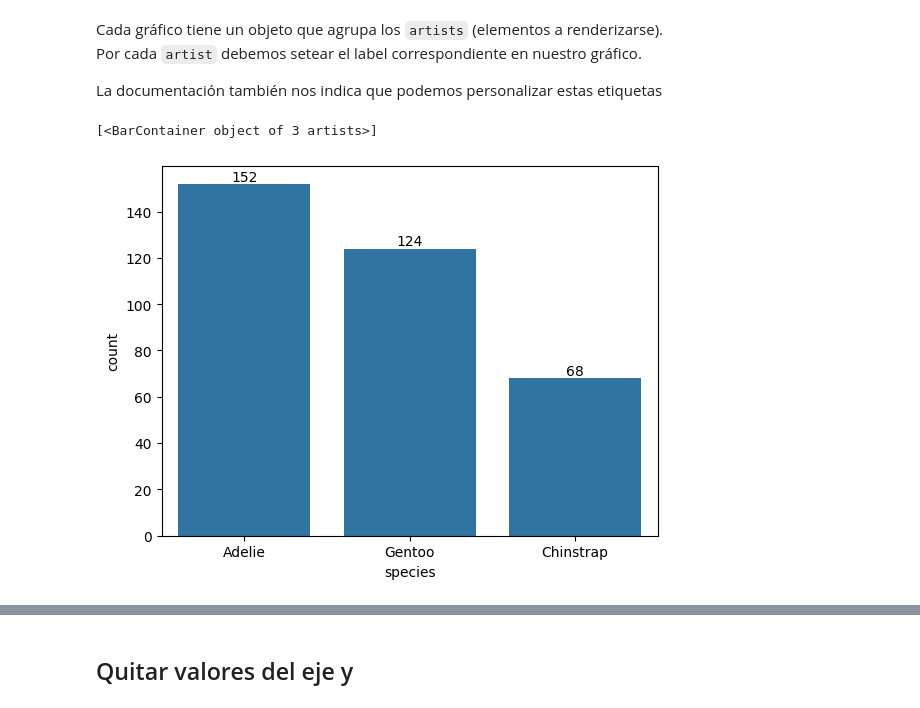
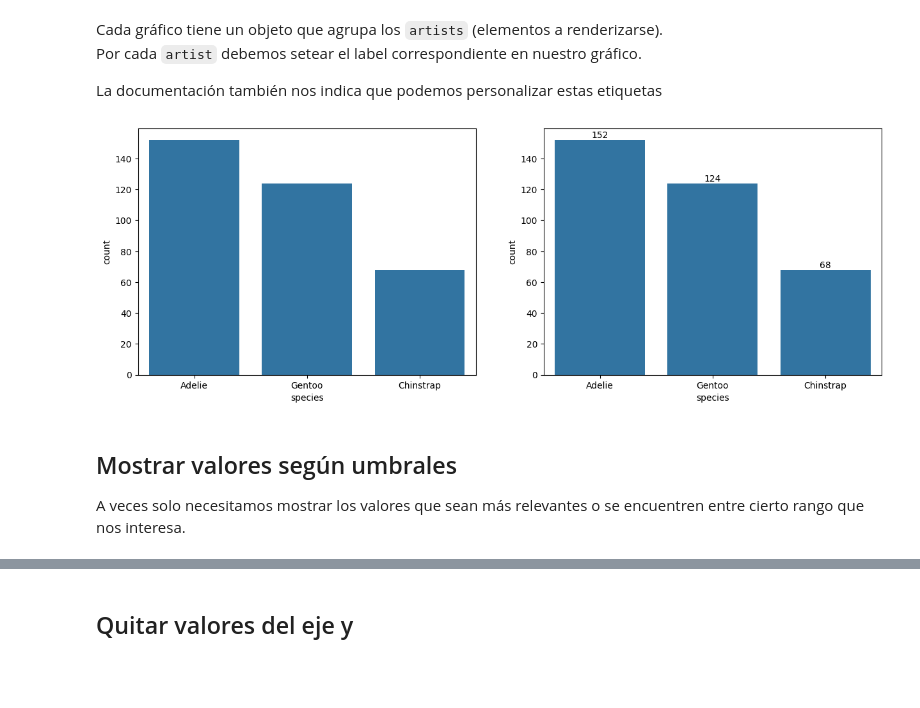
Before and after one commit to Jebushdd/python_viz_snippets, a Jupyter notebook: docs/snipptets.ipynb, the cells around one changed output, grey strips where cells are left out. Drawn from its saved outputs; the diff is of its cells as text; code cells hidden in the pictures; blank space fills up the shorter version.

```diff
--- a/docs/snipptets.ipynb
+++ b/docs/snipptets.ipynb
@@ -70,10 +122,17 @@ Por cada `artist` debemos setear el label correspondiente en nuestro gráfico.
 
 La documentación también nos indica que podemos personalizar estas etiquetas
 # %%
-ax = sns.barplot(data=species_count, x='species',y='count')
+fig, axes = plt.subplots(nrows=1, ncols=2, figsize=[15, 5])
 
-for i in ax.containers:
-    ax.bar_label(i,)
+axes0 = sns.barplot(data=species_count, x='species',y='count', ax=axes[0])
+
+axes1 = sns.barplot(data=species_count, x='species',y='count', ax=axes[1])
+
+for i in axes1.containers:
+    axes1.bar_label(i,)
 # %% [output]
-[<BarContainer object of 3 artists>]
-[figure, old version]
+[figure, new version]
+# %% [markdown]
+## Mostrar valores según umbrales
+
+A veces solo necesitamos mostrar los valores que sean más relevantes o se encuentren entre cierto rango que nos interesa.
```
Also changed, not shown: parts of 20 cells of this notebook.
